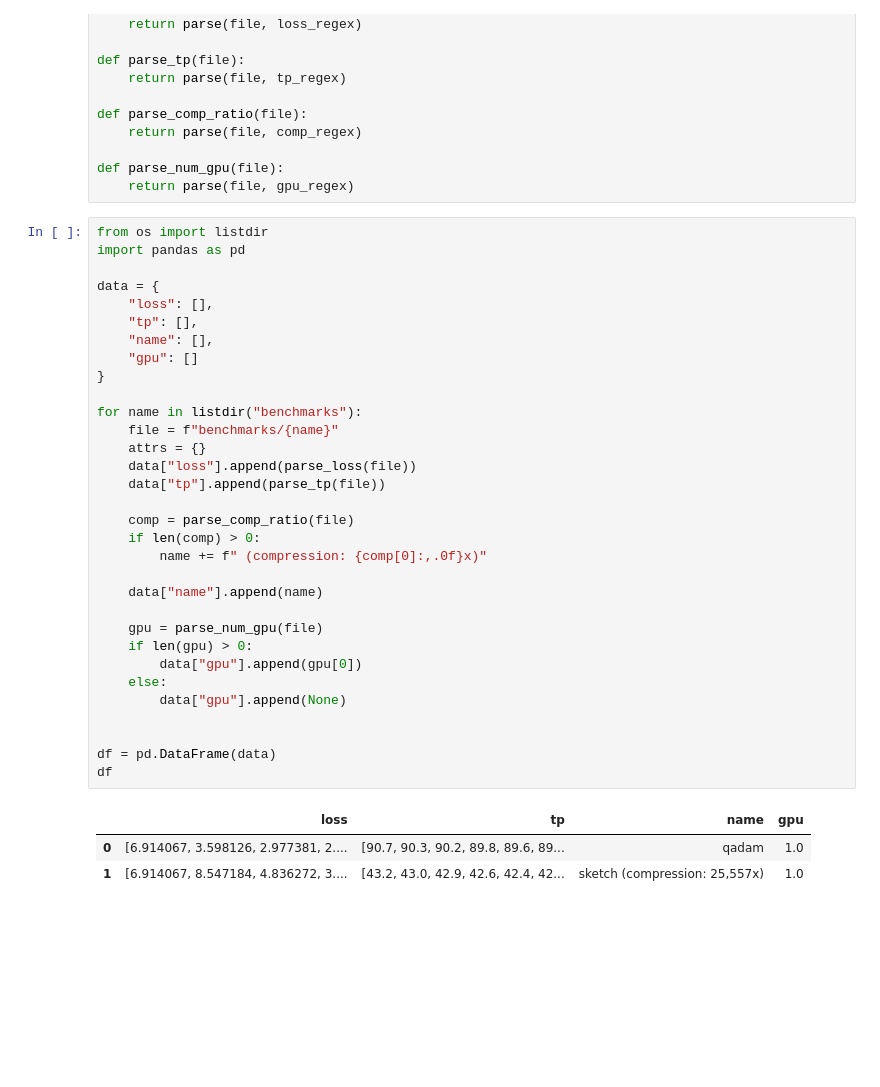
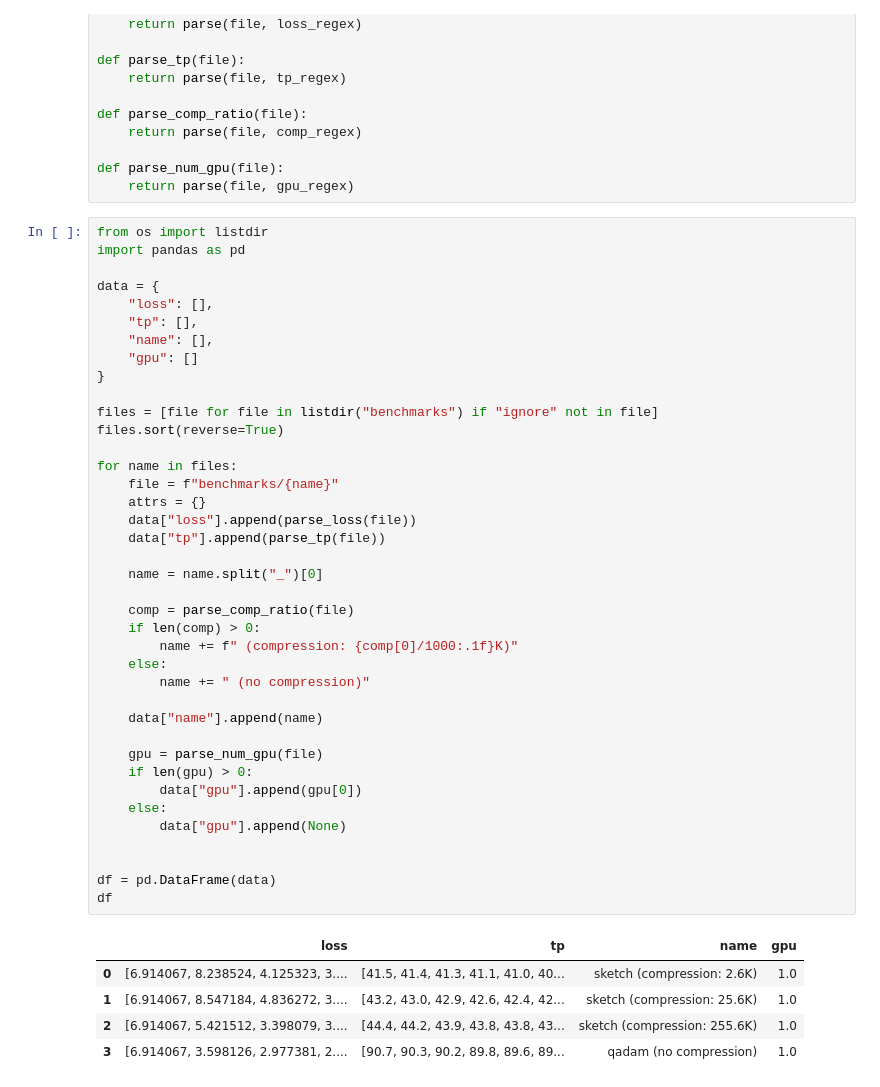
Before and after one commit to mmathys/bagua, a Jupyter notebook: plot/plot.ipynb, the cells around one changed output. Cells and saved outputs as stored; diff of their text form; blank space fills up the shorter version.

```diff
--- a/plot/plot.ipynb
+++ b/plot/plot.ipynb
@@ -32,37 +32,46 @@ from os import listdir
 import pandas as pd
 
 data = {
     "loss": [],
     "tp": [],
     "name": [],
     "gpu": []
 }
 
-for name in listdir("benchmarks"):
+files = [file for file in listdir("benchmarks") if "ignore" not in file]
+files.sort(reverse=True)
+
+for name in files:
     file = f"benchmarks/{name}"
     attrs = {}
     data["loss"].append(parse_loss(file))
     data["tp"].append(parse_tp(file))
 
+    name = name.split("_")[0]
+
     comp = parse_comp_ratio(file)
     if len(comp) > 0:
-        name += f" (compression: {comp[0]:,.0f}x)"
+        name += f" (compression: {comp[0]/1000:.1f}K)"
+    else:
+        name += " (no compression)"
 
     data["name"].append(name)
 
     gpu = parse_num_gpu(file)
     if len(gpu) > 0:
         data["gpu"].append(gpu[0])
     else:
         data["gpu"].append(None)
 
 
 df = pd.DataFrame(data)
 df
 # %% [output]
 |  | loss | tp | name | gpu |
-| 0 | [6.914067, 3.598126, 2.977381, 2.... | [90.7, 90.3, 90.2, 89.8, 89.6, 89... | qadam | 1.0 |
-| 1 | [6.914067, 8.547184, 4.836272, 3.... | [43.2, 43.0, 42.9, 42.6, 42.4, 42... | sketch (compression: 25,557x) | 1.0 |
+| 0 | [6.914067, 8.238524, 4.125323, 3.... | [41.5, 41.4, 41.3, 41.1, 41.0, 40... | sketch (compression: 2.6K) | 1.0 |
+| 1 | [6.914067, 8.547184, 4.836272, 3.... | [43.2, 43.0, 42.9, 42.6, 42.4, 42... | sketch (compression: 25.6K) | 1.0 |
+| 2 | [6.914067, 5.421512, 3.398079, 3.... | [44.4, 44.2, 43.9, 43.8, 43.8, 43... | sketch (compression: 255.6K) | 1.0 |
+| 3 | [6.914067, 3.598126, 2.977381, 2.... | [90.7, 90.3, 90.2, 89.8, 89.6, 89... | qadam (no compression) | 1.0 |
 # %%
 import numpy as np
 import matplotlib.pyplot as plt
```
Also changed, not shown: parts of 2 cells of this notebook, 3 other files.
